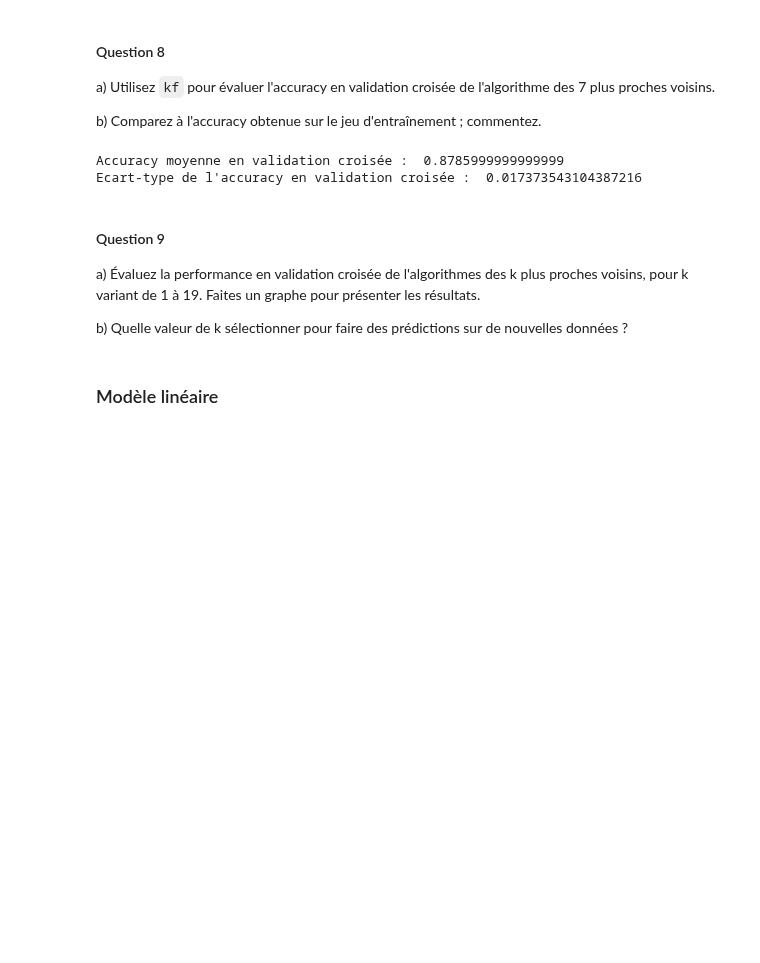
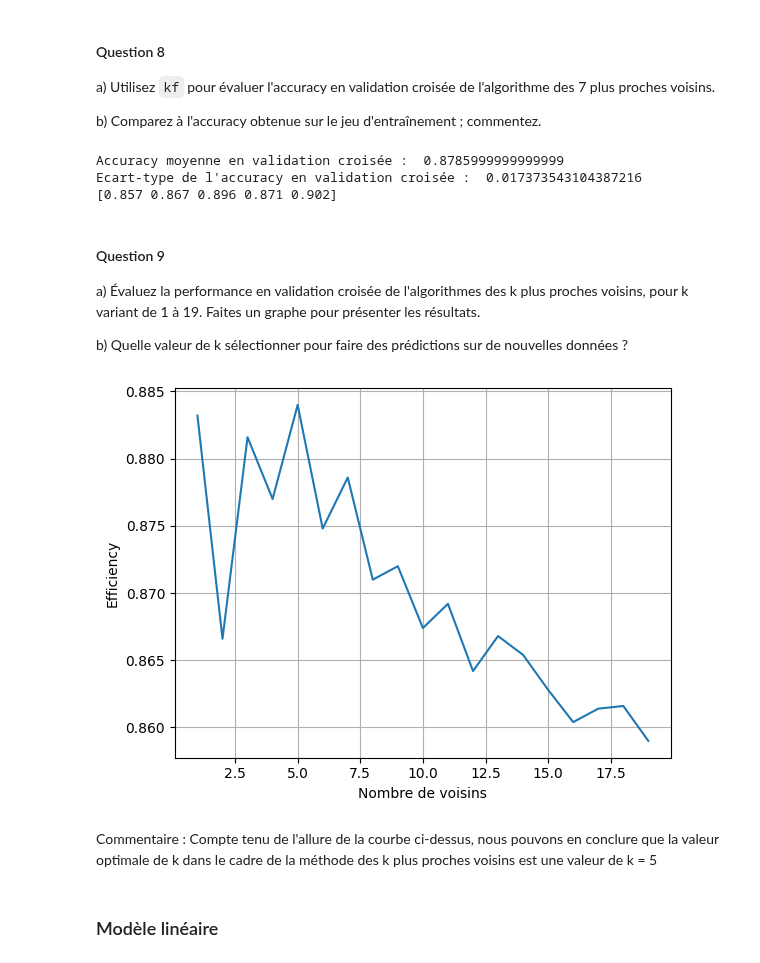
Before and after one commit to VDeumier/Projet_SDD, a Jupyter notebook: Projet_SDD_2024.ipynb, the cells around one changed output. Drawn from its saved outputs; the diff is of its cells as text; code cells hidden in the pictures; blank space fills up the shorter version.

```diff
--- a/Projet_SDD_2024.ipynb
+++ b/Projet_SDD_2024.ipynb
@@ -271,15 +272,36 @@ b) Comparez à l'accuracy obtenue sur le jeu d'entraînement ; commentez.
 cross_val_accuracy = model_selection.cross_val_score(K_neighbors, X_public, y_public, cv=kf, scoring='accuracy')
 print("Accuracy moyenne en validation croisée : ", np.mean(cross_val_accuracy))
 print("Ecart-type de l'accuracy en validation croisée : ", np.std(cross_val_accuracy))
+print(cross_val_accuracy)
 # %% [output]
 Accuracy moyenne en validation croisée :  0.8785999999999999
 Ecart-type de l'accuracy en validation croisée :  0.017373543104387216
+[0.857 0.867 0.896 0.871 0.902]
 # %% [markdown]
 #### Question 9
 
 a) Évaluez la performance en validation croisée de l'algorithmes des k plus proches voisins, pour k variant de 1 à 19. Faites un graphe pour présenter les résultats.
 
 b) Quelle valeur de k sélectionner pour faire des prédictions sur de nouvelles données ?
+# %%
+#a)
+efficiency_res = []
+kabs = []
+for k in range (1,20):
+    K_neighbors = neighbors.KNeighborsClassifier(n_neighbors=k)
+    cross_val_accuracy = model_selection.cross_val_score(K_neighbors, X_public, y_public, cv=kf, scoring='accuracy')
+    efficiency_res.append(np.mean(cross_val_accuracy))
+    kabs.append(k)
+
+plt.plot(kabs,efficiency_res)
+plt.xlabel('Nombre de voisins')
+plt.ylabel('Efficiency')
+plt.grid()
+plt.show()
+# %% [output]
+[figure, added]
+# %% [markdown]
+Commentaire : Compte tenu de l'allure de la courbe ci-dessus, nous pouvons en conclure que la valeur optimale de k dans le cadre de la méthode des k plus proches voisins est une valeur de k = 5
 # %% [markdown]
 ### Modèle linéaire
 # %% [markdown]
```
Also changed, not shown: parts of 2 cells of this notebook.
